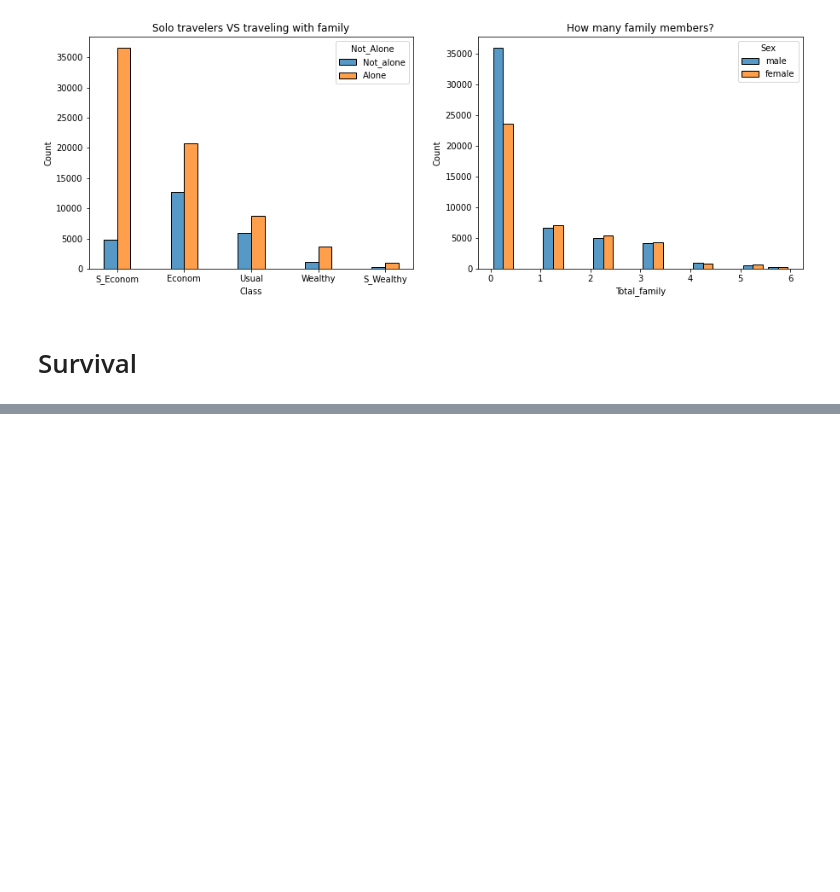
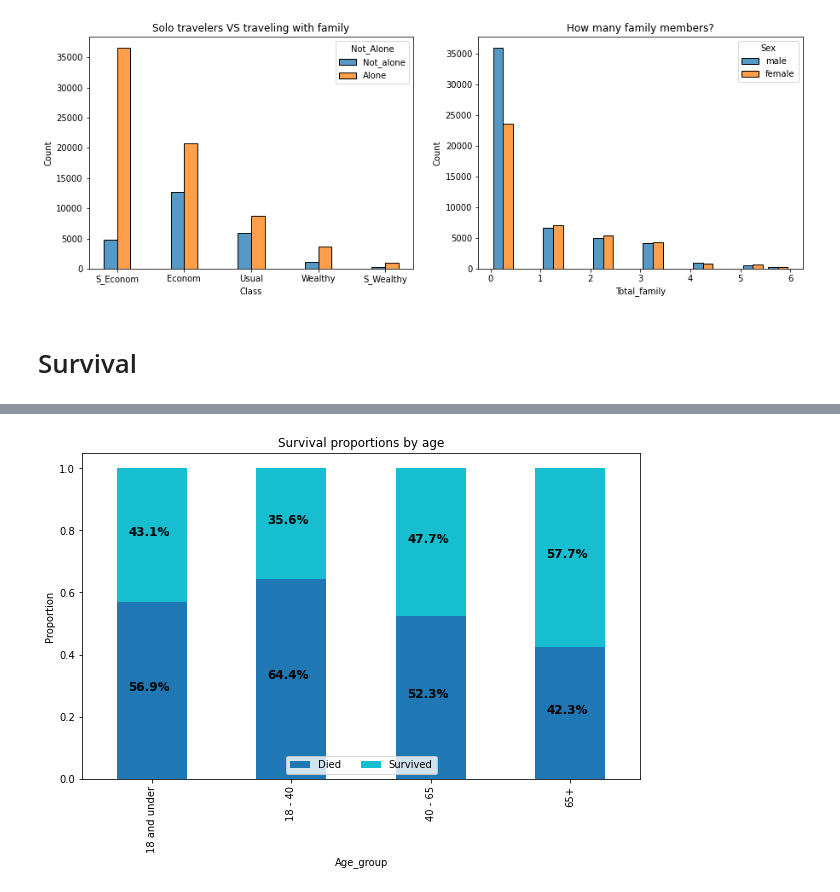
Before and after one commit to DariaPurtova2022/data_exploration_titanic, a Jupyter notebook: EDA.ipynb, the cells around one changed output, grey strips where cells are left out. Saved outputs shown, nothing was run; the diff lists cells and outputs as text; code cells hidden in the pictures; blank space fills up the shorter version.

```diff
--- a/EDA.ipynb
+++ b/EDA.ipynb
@@ -375,0 +370,35 @@ f.head()
+# %%
+cross_tab = pd.crosstab(index=f['Age_group'],
+                        columns=f['Survival'])
+
+
+cross_tab_prop = pd.crosstab(index=f['Age_group'],
+                             columns=f['Survival'],
+                             normalize="index")
+
+
+
+cross_tab_prop.plot(kind='bar',
+                        stacked=True,
+                        colormap='tab10',
+                        figsize=(10, 6))
+
+plt.legend(loc="lower center", ncol=2)
+plt.title('Survival proportions by age')
+plt.ylabel("Proportion")
+
+
+for n, x in enumerate([*cross_tab.index.values]):
+    for (proportion, y_loc) in zip(cross_tab_prop.loc[x],
+                                   cross_tab_prop.loc[x].cumsum()):
+
+        plt.text(x=n - 0.17,
+                 y=(y_loc - proportion) + (proportion / 2),
+                 s=f'{np.round(proportion * 100, 1)}%',
+                 color="black",
+                 fontsize=12,
+                 fontweight="bold")
+
+plt.show()
+# %% [output]
+[figure, added]
```
Also changed, not shown: parts of 15 cells of this notebook.
